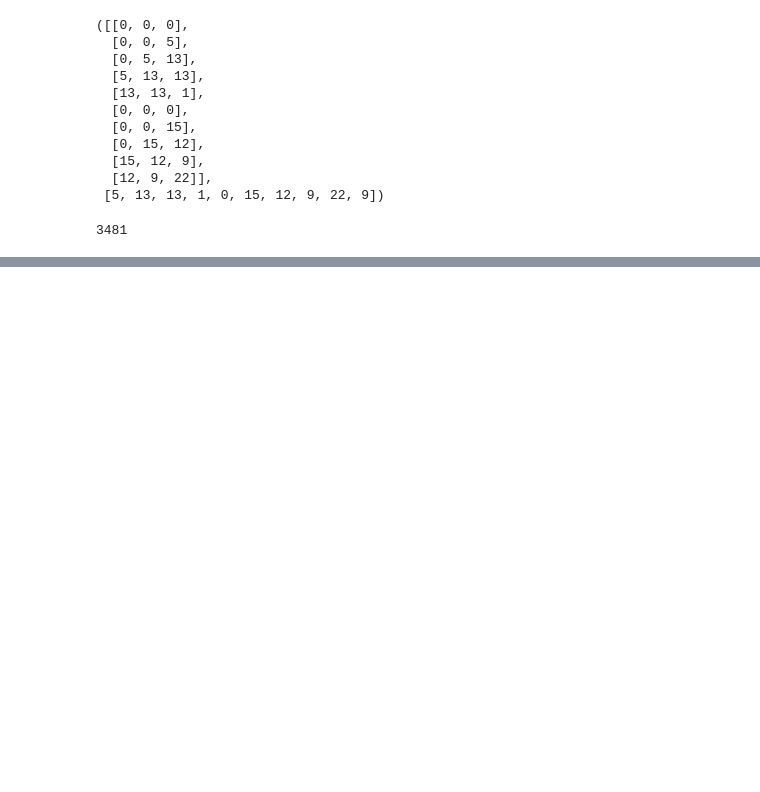
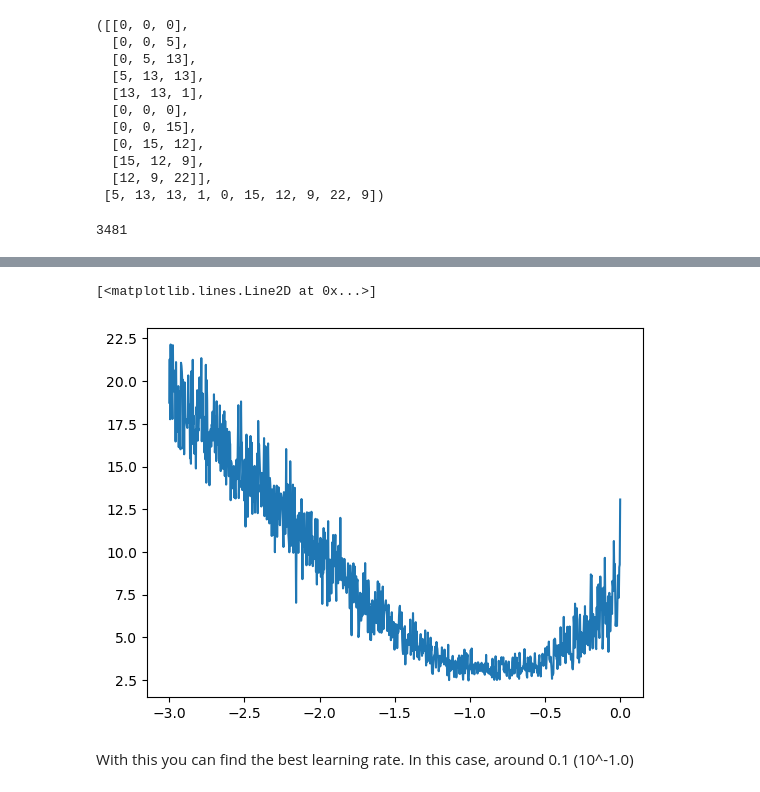
Before and after one commit to Buenobarbie/Makemore, a Jupyter notebook: makemore_mlp.ipynb, the cells around one changed output, grey strips where cells are left out. Cells and saved outputs as stored; diff of their text form; code cells hidden in the pictures; blank space fills up the shorter version.

Commit message:
✨  Find best learning rate

```diff
--- a/makemore_mlp.ipynb
+++ b/makemore_mlp.ipynb
@@ -217,0 +223,7 @@ tensor(17.7697)
+# %%
+plt.plot(lre, losses)
+# %% [output]
+[<matplotlib.lines.Line2D at 0x...>]
+[figure, added]
+# %% [markdown]
+With this you can find the best learning rate. In this case, around 0.1 (10^-1.0)
```
Also changed, not shown: parts of 5 cells of this notebook.
